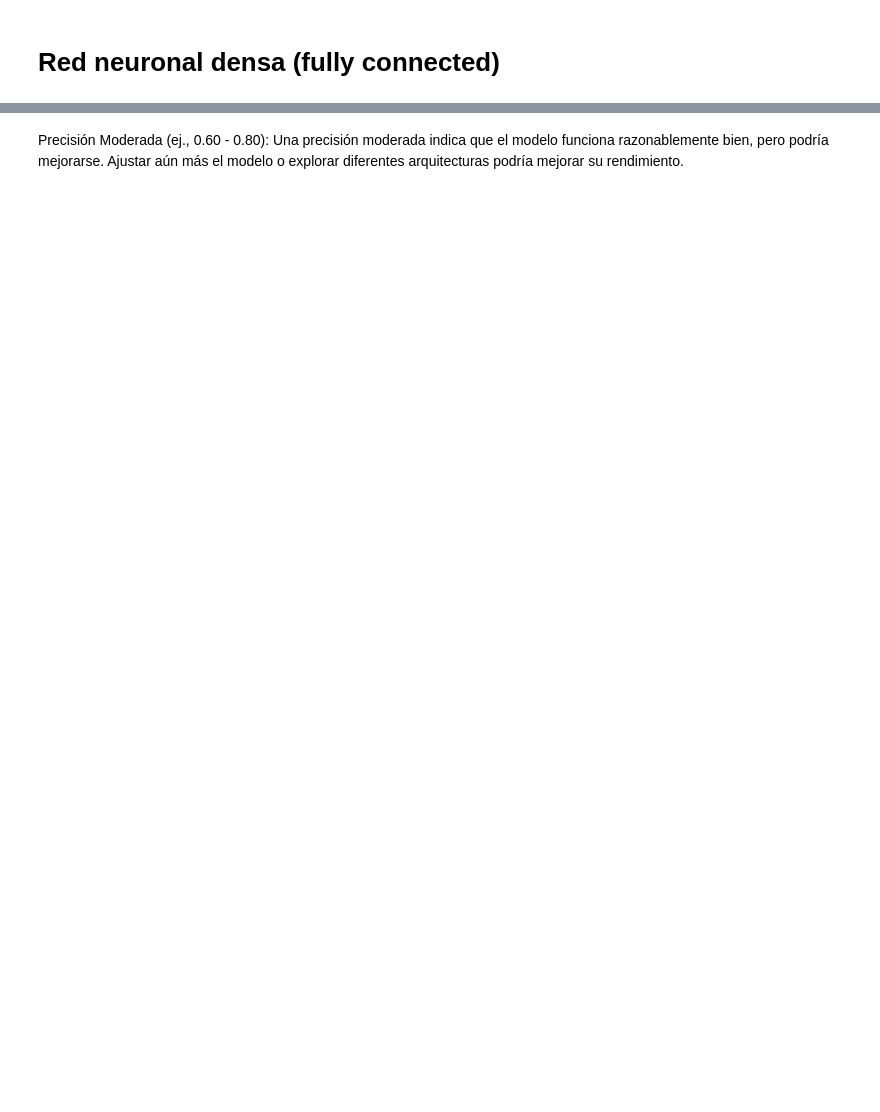
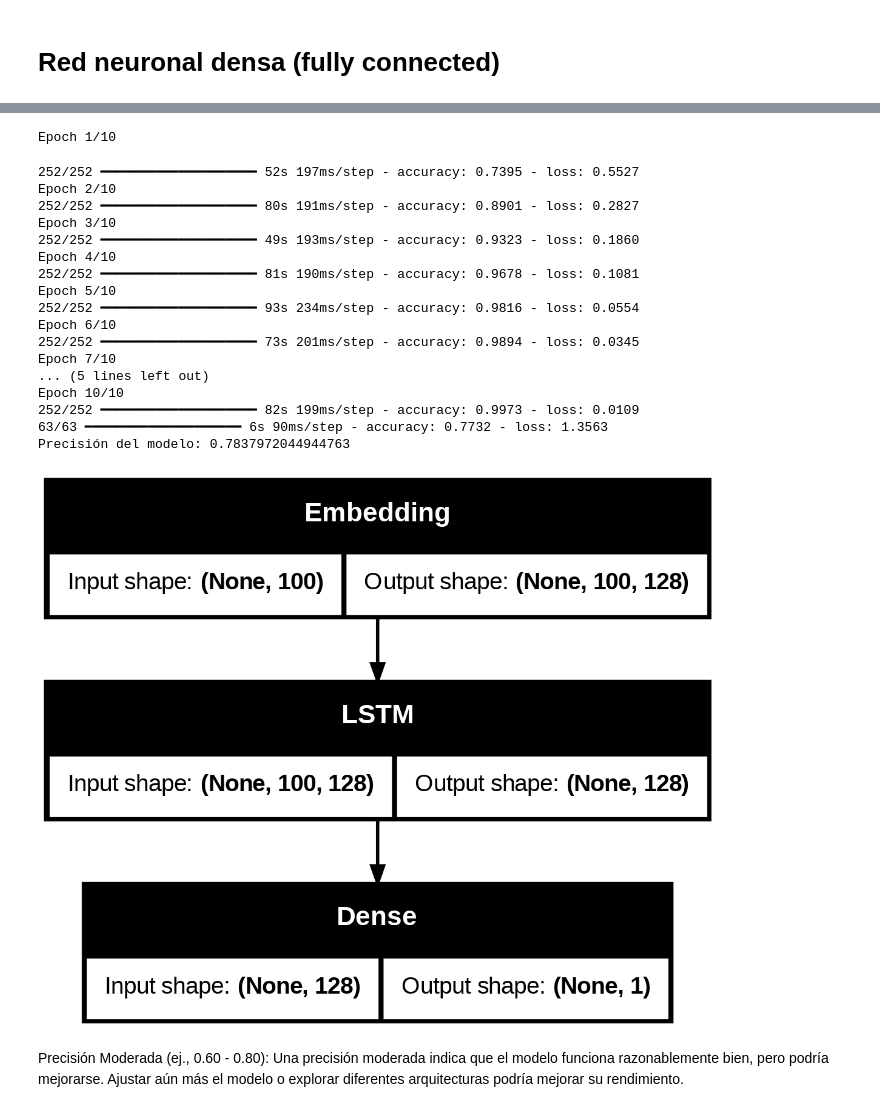
Before and after one commit to alehfernandez/Data-Science-III-NLP-Deep-Learning, a Jupyter notebook: Proyecto_DS_III_Entrega_Final_Fernandez_Alejandro.ipynb, the cells around one changed output, grey strips where cells are left out. Drawn from its saved outputs; the diff is of its cells as text; code cells hidden in the pictures; blank space fills up the shorter version.

```diff
--- a/Proyecto_DS_III_Entrega_Final_Fernandez_Alejandro.ipynb
+++ b/Proyecto_DS_III_Entrega_Final_Fernandez_Alejandro.ipynb
@@ -351,0 +297,16 @@ temporada: 2258
+# %%
+# Importar la librería necesaria para la tokenización
+# import nltk
+# from nltk.tokenize import word_tokenize
+
+# Descargar los recursos necesarios de NLTK, incluyendo punkt
+# nltk.download('punkt')
+# nltk.download('punkt_tab')
+
+# Aplicar tokenización explícita a las reseñas limpias
+df['tokenized_review_text'] = df['cleaned_review_text'].apply(lambda x: word_tokenize(x))
+
+# Ejemplo de texto limpio antes y después de la tokenización
+print("Texto original:", df['cleaned_review_text'].iloc[0])
+print("")
+print("Texto tokenizado:", df['tokenized_review_text'].iloc[0])
@@ -520,2 +381,64 @@ Accuracy: 0.7907554507255554
+# %%
+from tensorflow import keras
+from tensorflow.keras.layers import Embedding, LSTM, Dense
+from tensorflow.keras.preprocessing.text import Tokenizer
+from tensorflow.keras.preprocessing.sequence import pad_sequences
+from sklearn.model_selection import train_test_split
+
+# 1. Preprocesamiento (si aún no lo has hecho)
+# Asumiendo que ya tienes 'cleaned_review_text' y 'sentiment' en tu DataFrame 'df'
+
+# 2. Tokenización y Padding
+tokenizer = Tokenizer(num_words=5000)  # Ajusta num_words si es necesario
+tokenizer.fit_on_texts(df['cleaned_review_text'])
+sequences = tokenizer.texts_to_sequences(df['cleaned_review_text'])
+maxlen = 100  # Ajusta maxlen si es necesario
+padded_sequences = pad_sequences(sequences, maxlen=maxlen)
+labels = df['sentiment'].values
+
+# 3. Crear el modelo LSTM
+model = keras.Sequential([
+    Embedding(5000, 128, input_length=maxlen),
+    LSTM(128),
+    Dense(1, activation='sigmoid')
+])
+
+model.compile(optimizer='adam',
+              loss='binary_crossentropy',
+              metrics=['accuracy'])
+
+# 4. Dividir en train y test
+X_train, X_test, y_train, y_test = train_test_split(padded_sequences, labels, test_size=0.2, random_state=42)
+
+# 5. Entrenar el modelo
+model.fit(X_train, y_train, epochs=10)  # Ajusta el número de épocas
+
+# 6. Evaluar el modelo
+test_loss, test_acc = model.evaluate(X_test, y_test)
+print('Precisión del modelo:', test_acc)
+
+# 7. (Opcional) Visualizar la arquitectura
+from tensorflow.keras.utils import plot_model
+plot_model(model, to_file='modelo_reseñas_lstm.png', show_shapes=True)
+# %% [output]
+Epoch 1/10
+252/252 ━━━━━━━━━━━━━━━━━━━━ 52s 197ms/step - accuracy: 0.7395 - loss: 0.5527
+Epoch 2/10
+252/252 ━━━━━━━━━━━━━━━━━━━━ 80s 191ms/step - accuracy: 0.8901 - loss: 0.2827
+Epoch 3/10
+252/252 ━━━━━━━━━━━━━━━━━━━━ 49s 193ms/step - accuracy: 0.9323 - loss: 0.1860
+Epoch 4/10
+252/252 ━━━━━━━━━━━━━━━━━━━━ 81s 190ms/step - accuracy: 0.9678 - loss: 0.1081
+Epoch 5/10
+252/252 ━━━━━━━━━━━━━━━━━━━━ 93s 234ms/step - accuracy: 0.9816 - loss: 0.0554
+Epoch 6/10
+252/252 ━━━━━━━━━━━━━━━━━━━━ 73s 201ms/step - accuracy: 0.9894 - loss: 0.0345
+Epoch 7/10
+... (5 lines left out)
+Epoch 10/10
+252/252 ━━━━━━━━━━━━━━━━━━━━ 82s 199ms/step - accuracy: 0.9973 - loss: 0.0109
+63/63 ━━━━━━━━━━━━━━━━━━━━ 6s 90ms/step - accuracy: 0.7732 - loss: 1.3563
+Precisión del modelo: 0.7837972044944763
+[figure, added]
 # %% [markdown]
 Precisión Moderada (ej., 0.60 - 0.80): Una precisión moderada indica que el modelo funciona razonablemente bien, pero podría mejorarse. Ajustar aún más el modelo o explorar diferentes arquitecturas podría mejorar su rendimiento.
```
Also changed, not shown: parts of 20 cells of this notebook.
